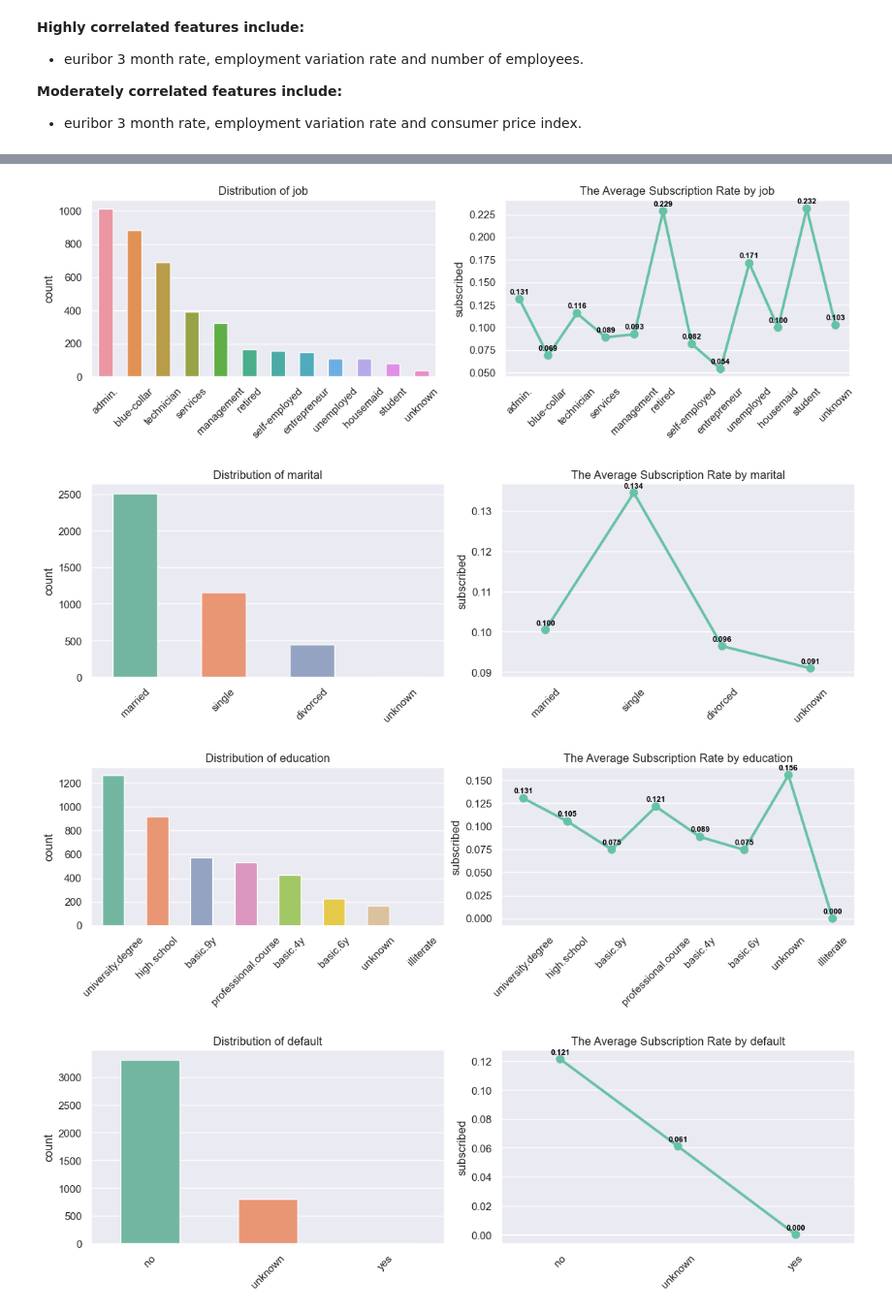
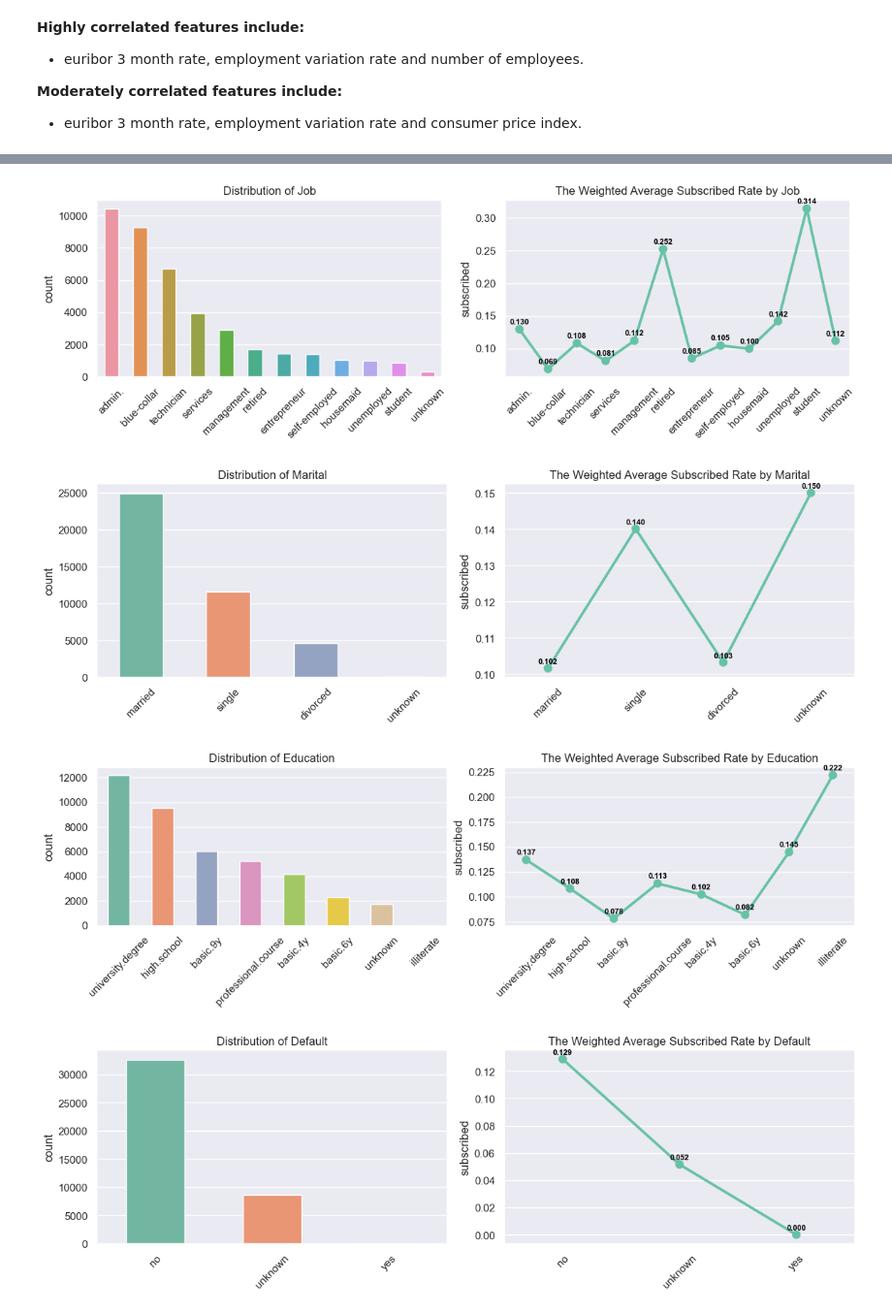
Before and after one commit to JielingChen/bank_marketing, a Jupyter notebook: Project #1 Bank Marketing.ipynb, the cells around one changed output, grey strips where cells are left out. Shown at 97% size. Cells and saved outputs as stored; diff of their text form; code cells hidden in the pictures.

```diff
--- a/Project #1 Bank Marketing.ipynb
+++ b/Project #1 Bank Marketing.ipynb
@@ -49,7 +49,7 @@ sns.set_palette('Set2')
 pd.set_option('display.max_columns', 21)
 # %%
 # read data
-data = pd.read_csv('https://raw.githubusercontent.com/JielingChen/bank_marketing/main/bank-additional.csv', sep=';')
+data = pd.read_csv('https://raw.githubusercontent.com/JielingChen/bank_marketing/main/bank-additional-full.csv', sep=';')
 data.head()
 # %% [output]
 |  | age | job | marital | education | default | housing | loan | contact | month | day_of_week | ... |
@@ -259,24 +267,24 @@ data[['age', 'age_range']].sample(10)
 data['month'] = data['month'].astype('category')
 # %%
 # define a function to plot the countplot and pointplot of the subscription by a categorical variable
-def plot_count_point(col):
+def plot_count_point(cat_col, target_col, data):
     """
-    Plot the countplot and pointplot of the subscription by a categorical variable.
+    Plot the countplot and pointplot of the weighted average rate by a categorical variable.
     """
     fig, axes = plt.subplots(1, 2, figsize=(12, 4))
-    order = list(data[col].value_counts().sort_values(ascending=False).index)
-    sns.countplot(x=col, data=data, width=0.5, order=order, ax=axes[0])
-    axes[0].set_title(f'Distribution of {col}')
+    order = list(data[cat_col].value_counts().sort_values(ascending=False).index)
+    sns.countplot(x=cat_col, data=data, width=0.5, order=order, ax=axes[0])
+    axes[0].set_title(f'Distribution of {cat_col.capitalize()}')
     axes[0].set_xlabel('')
     axes[0].set_xticklabels(labels=order, rotation=45)
 
-    sns.pointplot(x=col, y='subscribed', data=data, ci=None, order=order, ax=axes[1])
-    axes[1].set_title(f'The Average Subscription Rate by {col}')
+    sns.pointplot(x=cat_col, y=target_col, data=data, ci=None, order=order, ax=axes[1])
+    axes[1].set_title(f'The Weighted Average {target_col.capitalize()} Rate by {cat_col.capitalize()}')
     axes[1].set_xlabel('')
     axes[1].set_xticklabels(labels=order, rotation=45)
 
     # add the aggregated value to the pointplot as annotation
-    mean = data.groupby(col)['subscribed'].mean().reindex(order)
+    mean = data.groupby(cat_col)[target_col].mean().reindex(order)
     for i, mean in enumerate(mean):
         axes[1].annotate(f'{mean:.3f}', xy=(i, mean), xytext=(0, 5),
                     textcoords='offset points', ha='center',
@@ -287,10 +295,10 @@ def plot_count_point(col):
 # %%
 # plot the countplot and pointplot of the subscription by categorical variables
 cat_cols = data.select_dtypes(include=['object','category']).columns
 for col in cat_cols:
-    plot_count_point(col)
+    plot_count_point(col, 'subscribed', data)
 # %% [output]
-[figure, old version]
+[figure, new version]
-[figure, old version]
+[figure, new version]
-[figure, old version]
+[figure, new version]
-[figure, old version]
+[figure, new version]
```
Also changed, not shown: parts of 39 cells of this notebook.
